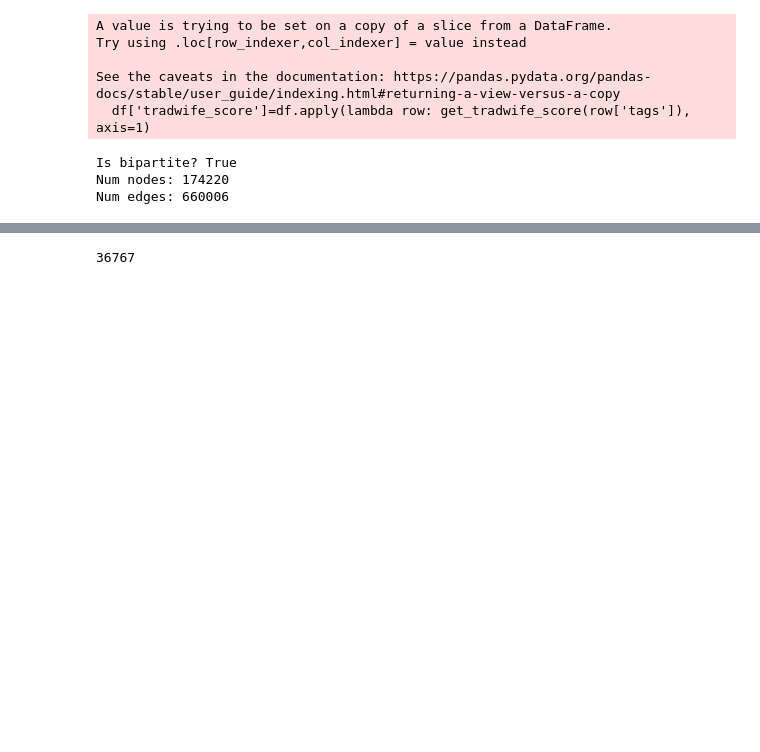
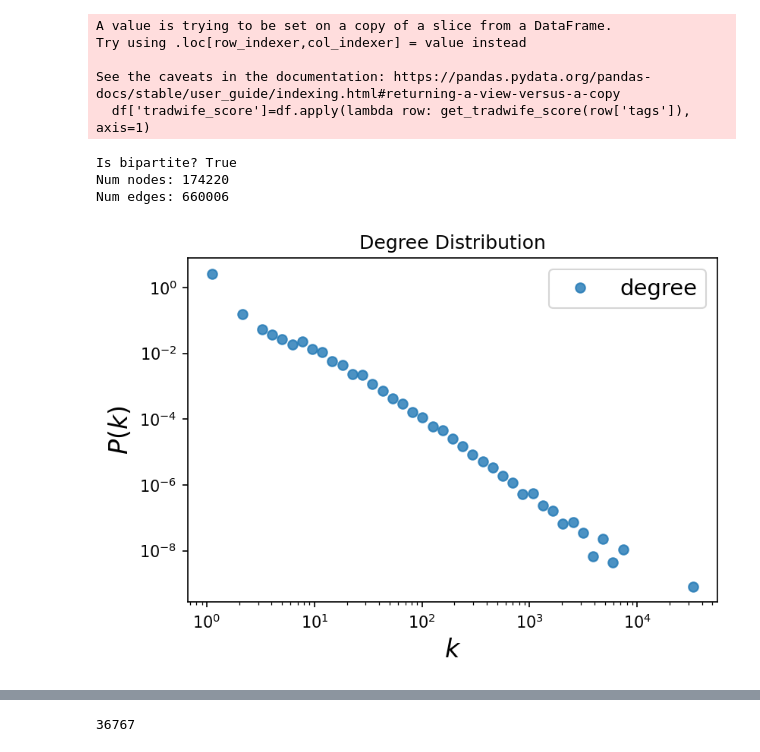
Before and after one commit to olivermallen/Cottagecore_Tradwife_Pipeline, a Jupyter notebook: network_analysis.ipynb, the cells around one changed output, grey strips where cells are left out. Cells and saved outputs as stored; diff of their text form; code cells hidden in the pictures; blank space fills up the shorter version.

```diff
--- a/network_analysis.ipynb
+++ b/network_analysis.ipynb
@@ -29,9 +45,0 @@ def get_tradwife_score(tags):
-# %%
-df['tradwife_score']=df.apply(lambda row: get_tradwife_score(row['tags']), axis=1)
-tradwifescores = df.groupby(by=["blog_name"])['tradwife_score'].sum()
-import matplotlib.pyplot as plt
-import numpy as np
-tradwifescores.hist()
-plt.show()
-tradwifescores = np.log(tradwifescores, where=(tradwifescores!=0))
-#looks like this measure would benefit from a log scale, will adjust spline on gephi
@@ -337,5 +152,10 @@ See the caveats in the documentation: https://pandas.pydata.org/pandas-docs/stab
 Is bipartite? True
 Num nodes: 174220
 Num edges: 660006
+# %%
+#degree distribution
+plot_degree(G)
+# %% [output]
+[figure, added]
 # %%
 #construct a tree of tradwife nodes, tags, and then cottagecore blogs attached to those tags
```
Also changed, not shown: parts of 65 cells of this notebook, 12 other files.
